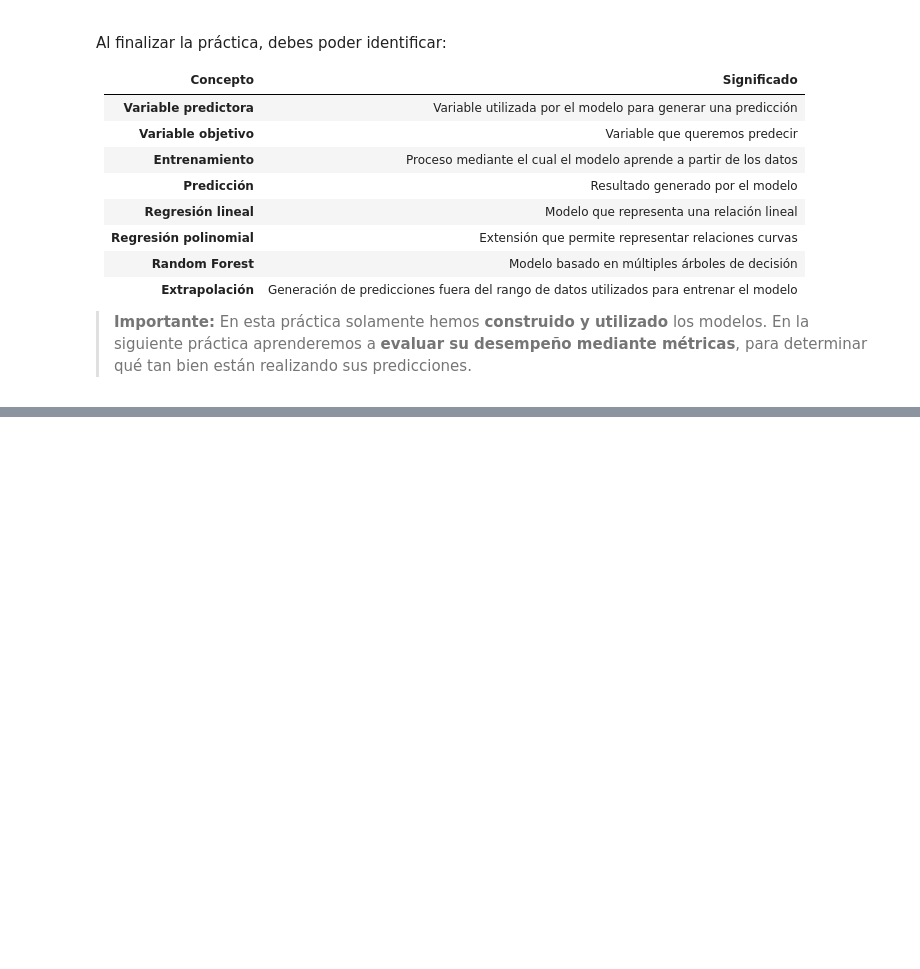
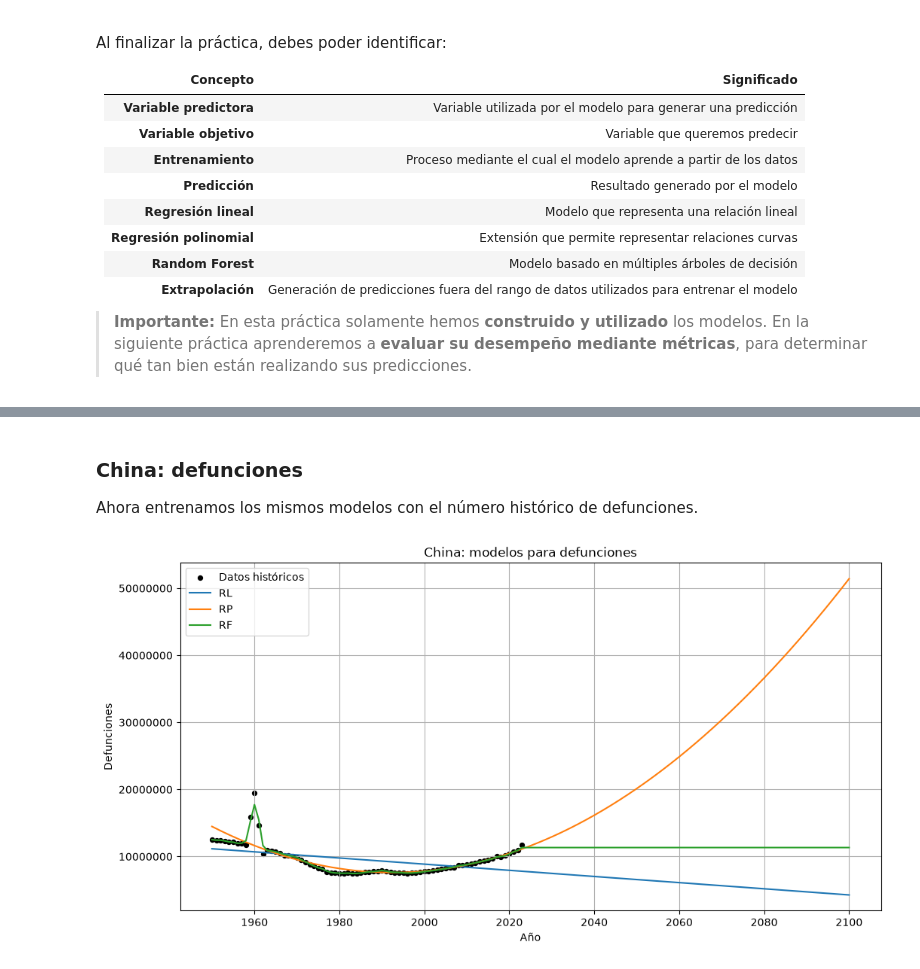
Before and after one commit to SHW378/Big_Data, a Jupyter notebook: U3_1_modelos_ml/notebooks/U3_1_modelos_regresion_demografia.ipynb, the cells around one changed output, grey strips where cells are left out. Drawn from its saved outputs; the diff is of its cells as text; code cells hidden in the pictures; blank space fills up the shorter version.

```diff
--- a/U3_1_modelos_ml/notebooks/U3_1_modelos_regresion_demografia.ipynb
+++ b/U3_1_modelos_ml/notebooks/U3_1_modelos_regresion_demografia.ipynb
@@ -1065,0 +1173,30 @@ Al finalizar la práctica, debes poder identificar:
+# %% [markdown]
+### China: defunciones
+
+Ahora entrenamos los mismos modelos con el número histórico de defunciones.
+# %%
+y_china_defunciones = china_historico["deaths_estimates"]
+
+china_rl_defunciones = LinearRegression()
+china_rl_defunciones.fit(X_china, y_china_defunciones)
+
+china_rp_defunciones = LinearRegression()
+china_rp_defunciones.fit(X_china_polinomial, y_china_defunciones)
+
+china_rf_defunciones = RandomForestRegressor(n_estimators=100, random_state=42)
+china_rf_defunciones.fit(X_china, y_china_defunciones)
+
+plt.figure(figsize=(12, 6))
+plt.scatter(china_historico["Year"], y_china_defunciones, color="black", s=18, label="Datos históricos")
+plt.plot(anios_china["Year"], china_rl_defunciones.predict(anios_china), label="RL")
+plt.plot(anios_china["Year"], china_rp_defunciones.predict(anios_china_polinomial), label="RP")
+plt.plot(anios_china["Year"], china_rf_defunciones.predict(anios_china), label="RF")
+plt.title("China: modelos para defunciones")
+plt.xlabel("Año")
+plt.ylabel("Defunciones")
+plt.ticklabel_format(style="plain", axis="y", useOffset=False)
+plt.legend()
+plt.grid()
+plt.show()
+# %% [output]
+[figure, added]
```
Also changed, not shown: parts of 21 cells of this notebook.
